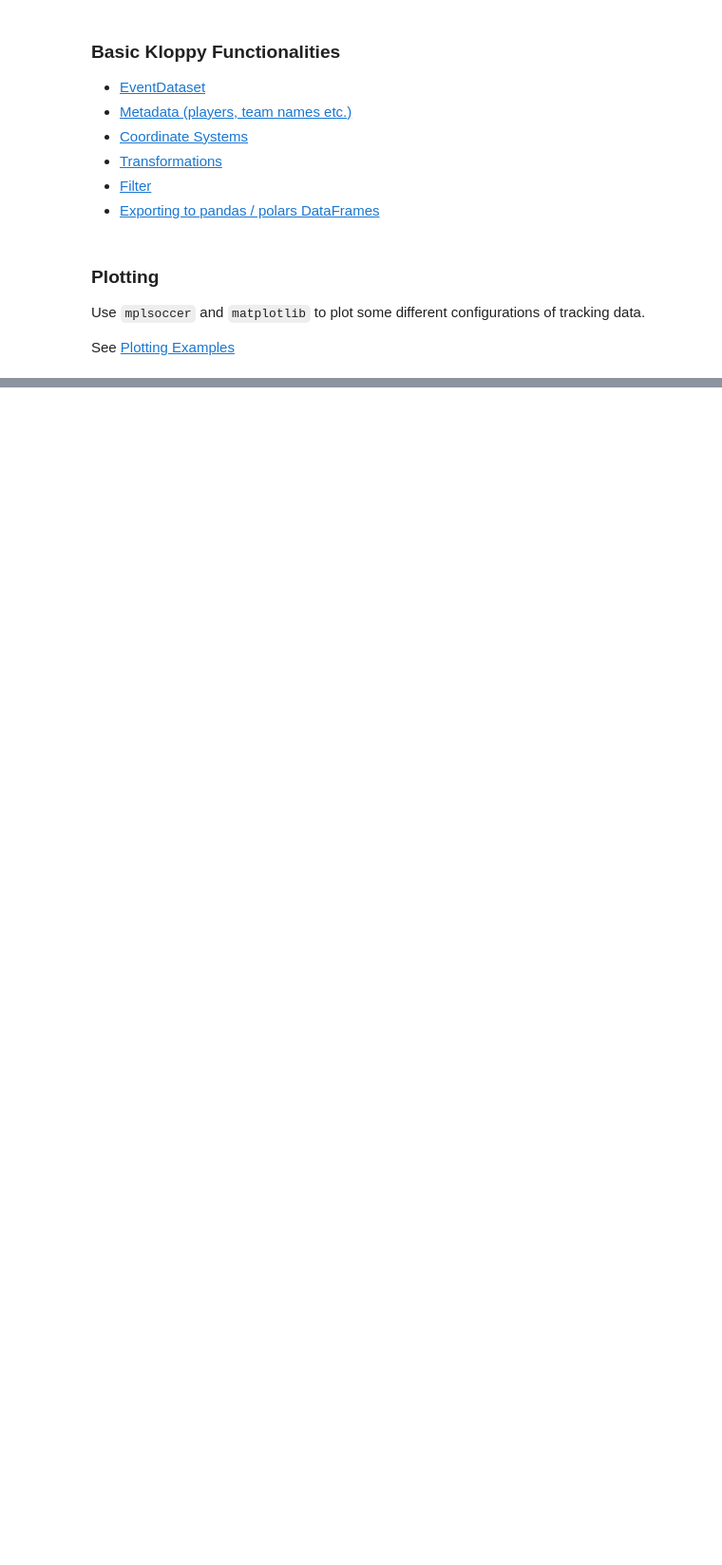
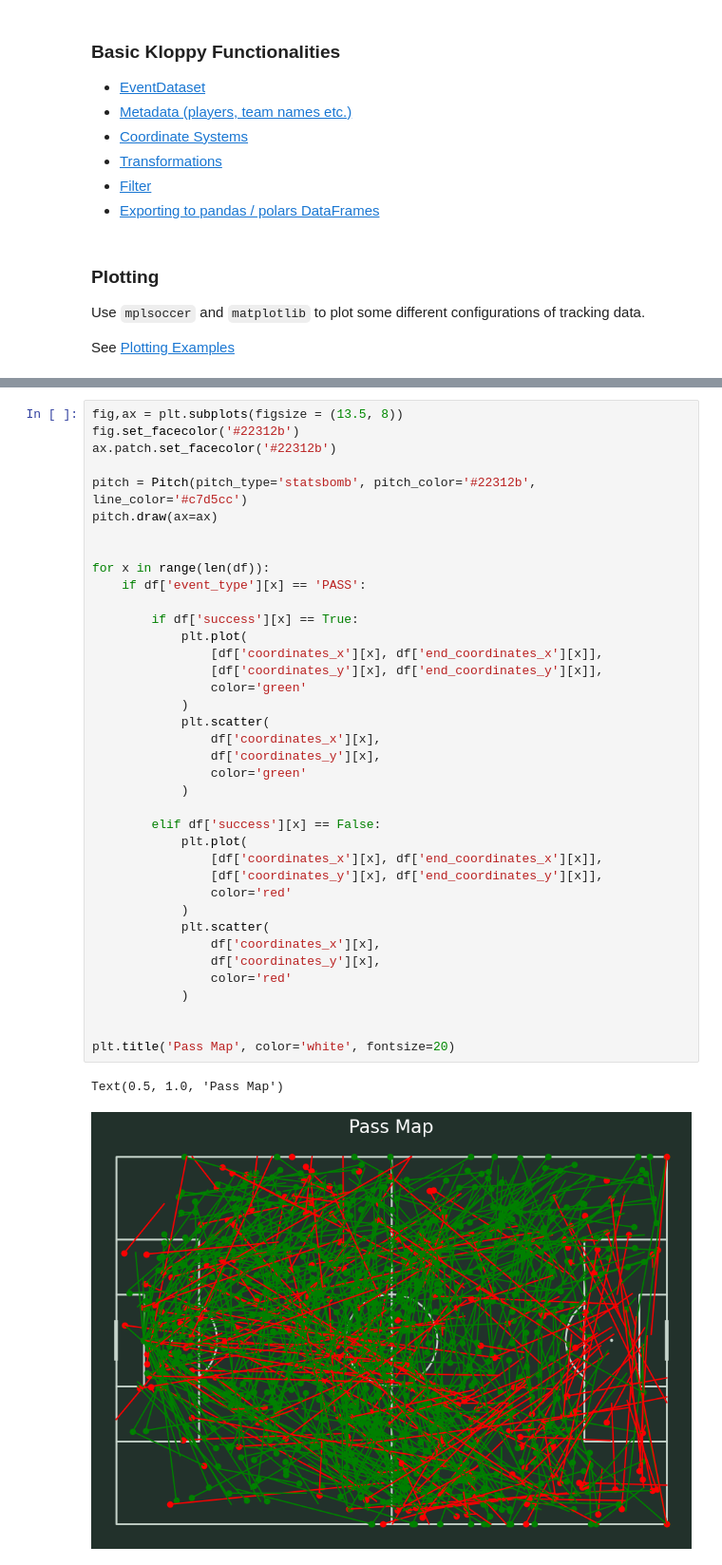
Before and after one commit to jadenh3/SoccerImpectHackathon, a Jupyter notebook: getting-started.ipynb, the cells around one changed output, grey strips where cells are left out. Shown at 95% size. Drawn from its saved outputs; the diff is of its cells as text; blank space fills up the shorter version.

```diff
--- a/getting-started.ipynb
+++ b/getting-started.ipynb
@@ -180,0 +160,41 @@ See [Plotting Examples](https://kloppy.pysport.org/user-guide/getting-started/#e
+# %%
+fig,ax = plt.subplots(figsize = (13.5, 8))
+fig.set_facecolor('#22312b')
+ax.patch.set_facecolor('#22312b')
+
+pitch = Pitch(pitch_type='statsbomb', pitch_color='#22312b', line_color='#c7d5cc')
+pitch.draw(ax=ax)
+
+
+for x in range(len(df)):
+    if df['event_type'][x] == 'PASS':
+
+        if df['success'][x] == True:
+            plt.plot(
+                [df['coordinates_x'][x], df['end_coordinates_x'][x]],
+                [df['coordinates_y'][x], df['end_coordinates_y'][x]],
+                color='green'
+            )
+            plt.scatter(
+                df['coordinates_x'][x],
+                df['coordinates_y'][x],
+                color='green'
+            )
+
+        elif df['success'][x] == False:
+            plt.plot(
+                [df['coordinates_x'][x], df['end_coordinates_x'][x]],
+                [df['coordinates_y'][x], df['end_coordinates_y'][x]],
+                color='red'
+            )
+            plt.scatter(
+                df['coordinates_x'][x],
+                df['coordinates_y'][x],
+                color='red'
+            )
+
+
+plt.title('Pass Map', color='white', fontsize=20)
+# %% [output]
+Text(0.5, 1.0, 'Pass Map')
+[figure, added]
```
Also changed, not shown: parts of 4 cells of this notebook.
